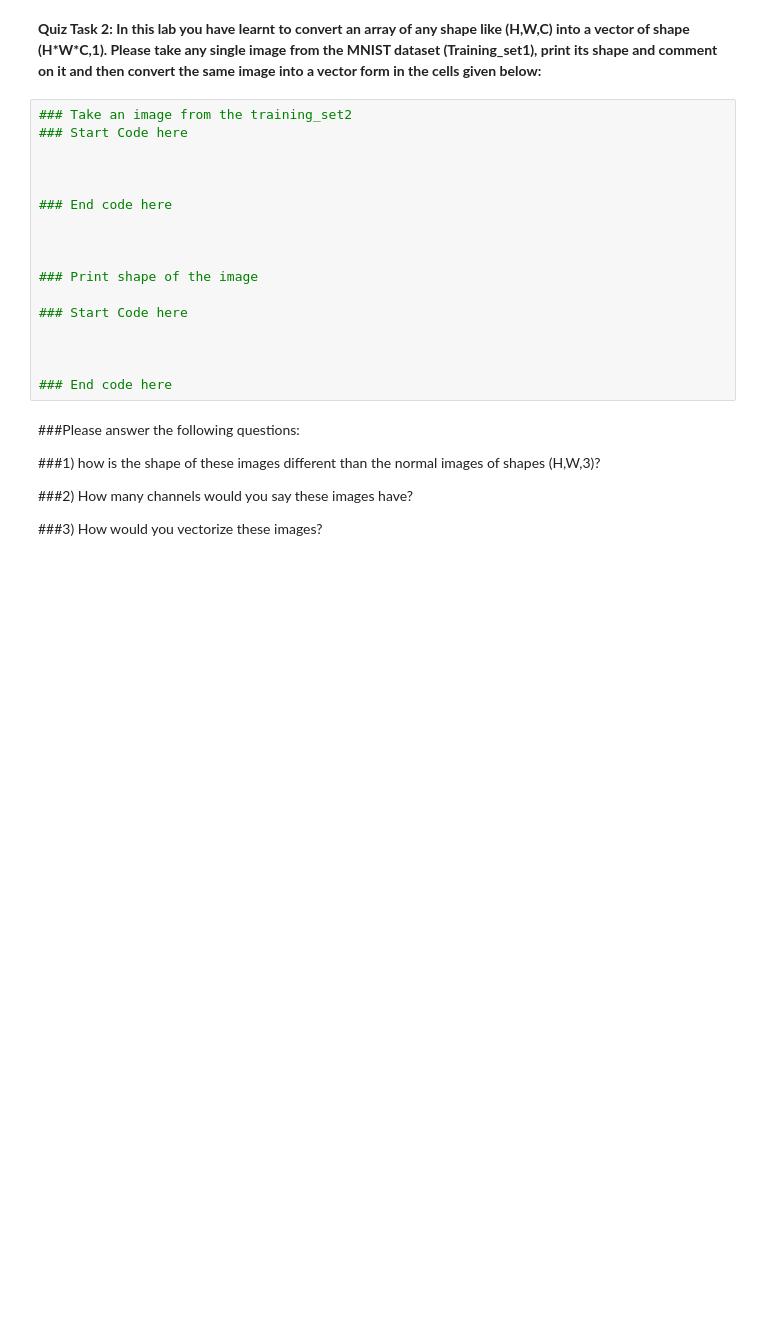
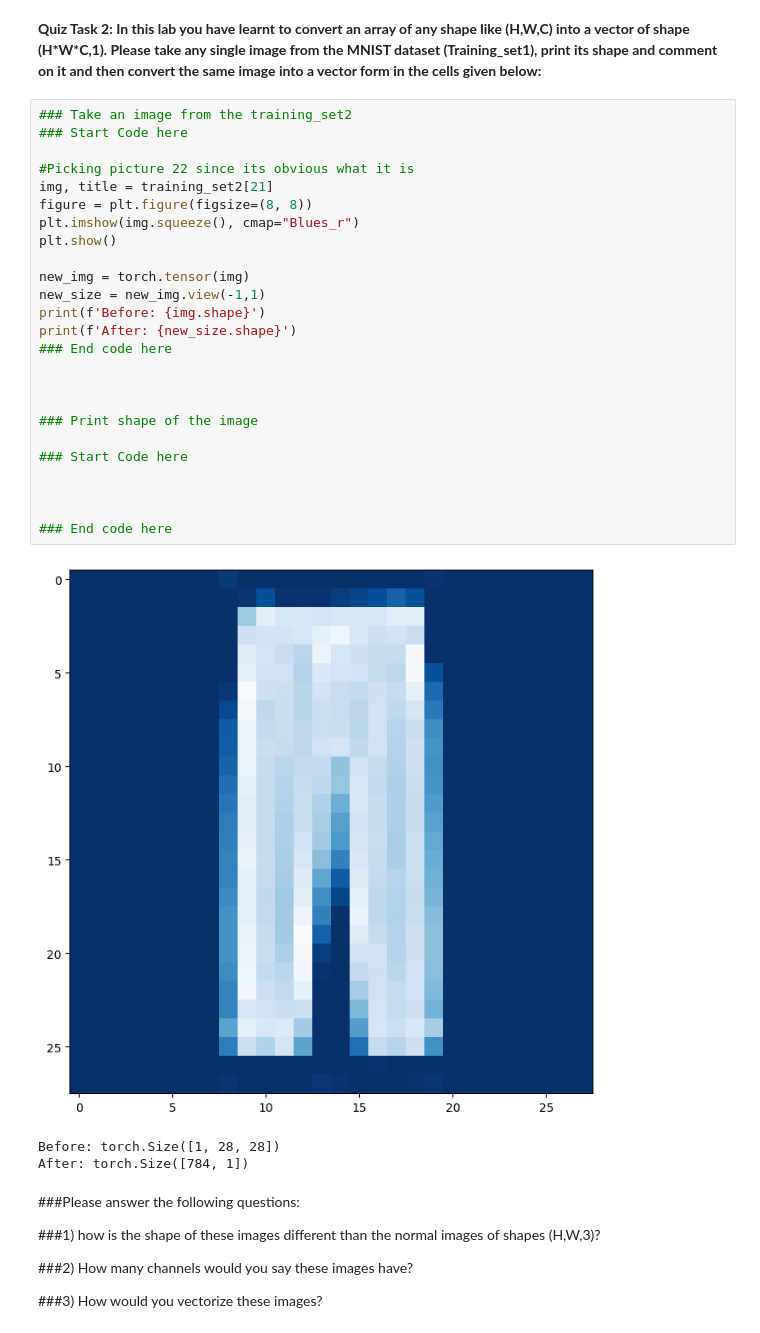
Before and after one commit to heuretes4future/Machine_learning, a Jupyter notebook: Labs/Lab1/Exercise_1_numpy_pytorch.ipynb, the cells around one changed output. Drawn from its saved outputs; the diff is of its cells as text; blank space fills up the shorter version.

```diff
--- a/Labs/Lab1/Exercise_1_numpy_pytorch.ipynb
+++ b/Labs/Lab1/Exercise_1_numpy_pytorch.ipynb
@@ -553,20 +564,32 @@ plt.show()
 # %%
 ### Take an image from the training_set2
 ### Start Code here
 
+#Picking picture 22 since its obvious what it is
+img, title = training_set2[21]
+figure = plt.figure(figsize=(8, 8))
+plt.imshow(img.squeeze(), cmap="Blues_r")
+plt.show()
 
-
+new_img = torch.tensor(img)
+new_size = new_img.view(-1,1)
+print(f'Before: {img.shape}')
+print(f'After: {new_size.shape}')
 ### End code here
 
 
 
 ### Print shape of the image
 
 ### Start Code here
 
 
 
 ### End code here
+# %% [output]
+[figure, added]
+Before: torch.Size([1, 28, 28])
+After: torch.Size([784, 1])
 # %% [markdown]
 ###Please answer the following questions:
 
```
Also changed, not shown: parts of 5 cells of this notebook.
